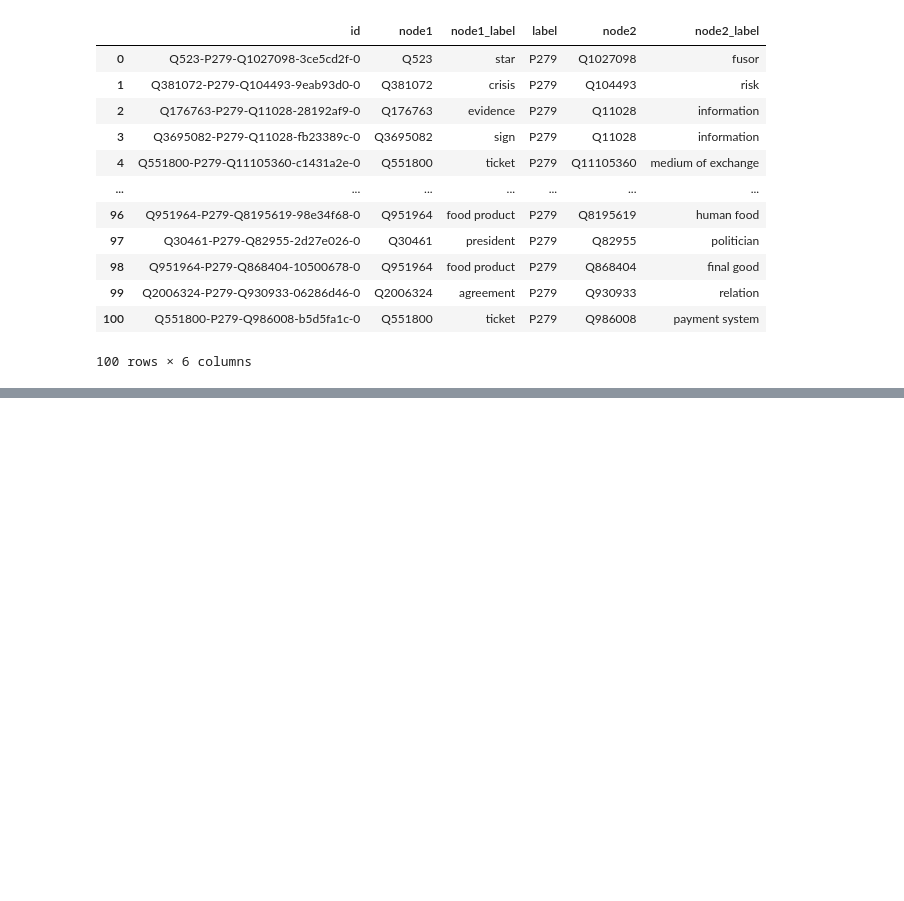
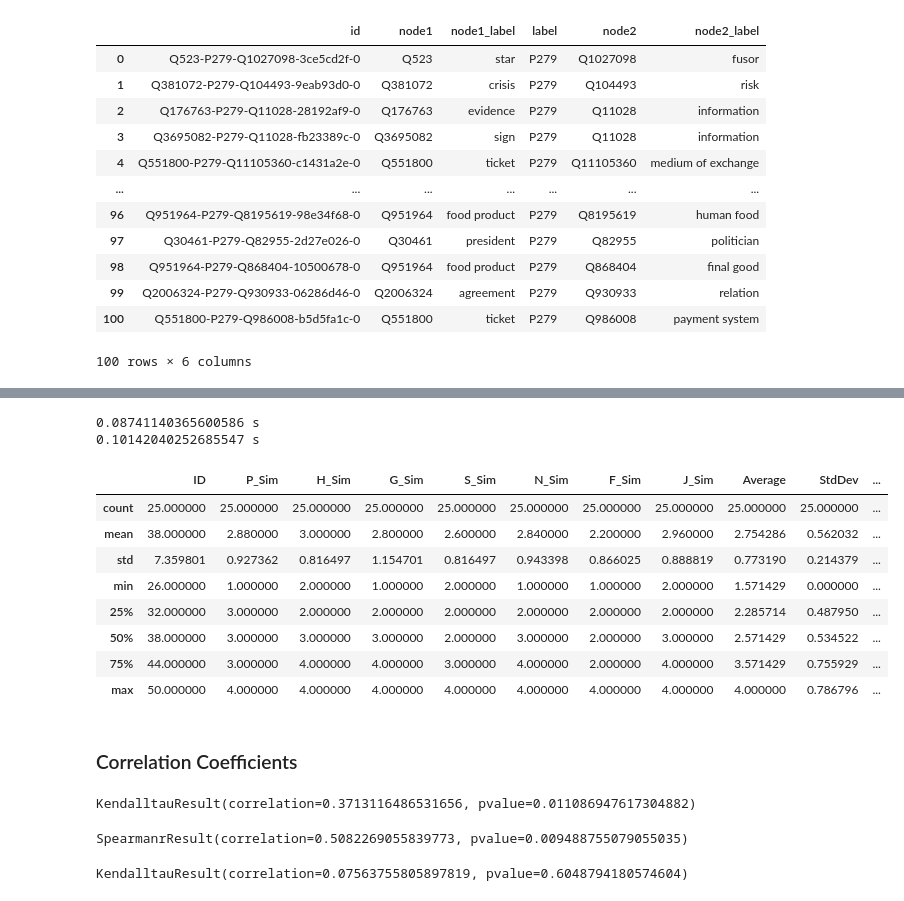
Before and after one commit to usc-isi-i2/wd-similarity, a Jupyter notebook: P279 50 Samples Sim Annotated File Analysis.ipynb, the cells around one changed output, grey strips where cells are left out. Cells and saved outputs as stored; diff of their text form; code cells hidden in the pictures; blank space fills up the shorter version.

```diff
--- a/P279 50 Samples Sim Annotated File Analysis.ipynb
+++ b/P279 50 Samples Sim Annotated File Analysis.ipynb
@@ -113,0 +370,31 @@ pairsDF1[pairsDF1.apply(lambda p: (p.node1, p.node2) in )]
+# %%
+p279_SiblingsDF1['node1_sent'] = p279_SiblingsDF1.apply(lambda p: p.node1_label + ' is ' + p.par_label, axis=1)
+p279_SiblingsDF1['node2_sent'] = p279_SiblingsDF1.apply(lambda p: p.node2_label + ' is ' + p.par_label, axis=1)
+# %%
+p279_SiblingsDF1['node1_emb'] = pd.Series(list(getBERTSentEmbeddings(p279_SiblingsDF1.node1_sent, 'bert-base-nli-mean-tokens')))
+p279_SiblingsDF1['node2_emb'] = pd.Series(list(getBERTSentEmbeddings(p279_SiblingsDF1.node2_sent, 'bert-base-nli-mean-tokens')))
+p279_SiblingsDF1['bert2SentSim'] = p279_SiblingsDF1.apply(lambda p: cosine_similarity(p.node1_emb.reshape(1,-1), p.node2_emb.reshape(1,-1))[0][0], axis=1)
+p279_SiblingsDF1['bert2SentSim_normed'] = p279_SiblingsDF1['bert2SentSim'].apply(lambda p: 4 - 3 * p)
+# %% [output]
+0.08741140365600586 s
+0.10142040252685547 s
+# %%
+p279_SiblingsDF1['gpt2Ppl'] = p279_SiblingsDF1.comb_sent.apply(getGPT2Score)
+p279_SiblingsDF1['gpt2Ppl_normed'] = p279_SiblingsDF1['gpt2Ppl'].apply(lambda p: 4 - 3/(1+p))
+# %%
+p279_SiblingsDF1['bert_ppl'] = p279_SiblingsDF1.comb_sent.apply(getBERTScore)
+p279_SiblingsDF1['bert_ppl_normed'] = p279_SiblingsDF1['bert_ppl'].apply(lambda p: 4 - 3 / (1+p))
+# %%
+p279_SiblingsDF1.describe()
+# %% [output]
+|  | ID | P_Sim | H_Sim | G_Sim | S_Sim | N_Sim | F_Sim | J_Sim | Average | StdDev | ... |
+| count | 25.000000 | 25.000000 | 25.000000 | 25.000000 | 25.000000 | 25.000000 | 25.000000 | 25.000000 | 25.000000 | 25.000000 | ... |
+| mean | 38.000000 | 2.880000 | 3.000000 | 2.800000 | 2.600000 | 2.840000 | 2.200000 | 2.960000 | 2.754286 | 0.562032 | ... |
+| std | 7.359801 | 0.927362 | 0.816497 | 1.154701 | 0.816497 | 0.943398 | 0.866025 | 0.888819 | 0.773190 | 0.214379 | ... |
+| min | 26.000000 | 1.000000 | 2.000000 | 1.000000 | 2.000000 | 1.000000 | 1.000000 | 2.000000 | 1.571429 | 0.000000 | ... |
+| 25% | 32.000000 | 3.000000 | 2.000000 | 2.000000 | 2.000000 | 2.000000 | 2.000000 | 2.000000 | 2.285714 | 0.487950 | ... |
+| 50% | 38.000000 | 3.000000 | 3.000000 | 3.000000 | 2.000000 | 3.000000 | 2.000000 | 3.000000 | 2.571429 | 0.534522 | ... |
+| 75% | 44.000000 | 3.000000 | 4.000000 | 4.000000 | 3.000000 | 4.000000 | 2.000000 | 4.000000 | 3.571429 | 0.755929 | ... |
+| max | 50.000000 | 4.000000 | 4.000000 | 4.000000 | 4.000000 | 4.000000 | 4.000000 | 4.000000 | 4.000000 | 0.786796 | ... |
+# %% [markdown]
+### Correlation Coefficients
@@ -113,0 +403,15 @@ pairsDF1[pairsDF1.apply(lambda p: (p.node1, p.node2) in )]
+# %%
+col1 = 'bert2SentSim_normed'
+stats.kendalltau(p279_SiblingsDF1[col1], p279_SiblingsDF1['Average'])
+# %% [output]
+KendalltauResult(correlation=0.3713116486531656, pvalue=0.011086947617304882)
+# %%
+col1 = 'bert2SentSim_normed'
+stats.spearmanr(p279_SiblingsDF1[col1], p279_SiblingsDF1['Average'])
+# %% [output]
+SpearmanrResult(correlation=0.5082269055839773, pvalue=0.009488755079055035)
+# %%
+col1 = 'bert_ppl_normed'
+stats.kendalltau(p279_SiblingsDF1[col1], p279_SiblingsDF1['Average'])
+# %% [output]
+KendalltauResult(correlation=0.07563755805897819, pvalue=0.6048794180574604)
```
Also changed, not shown: parts of 40 cells of this notebook, 5 other files.
